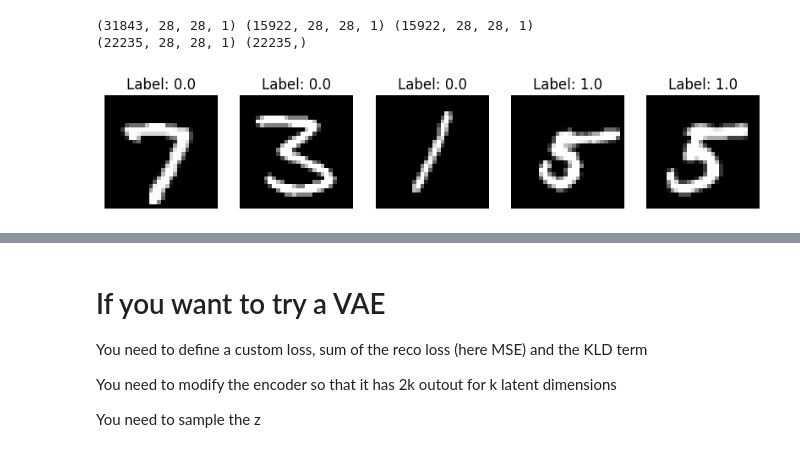
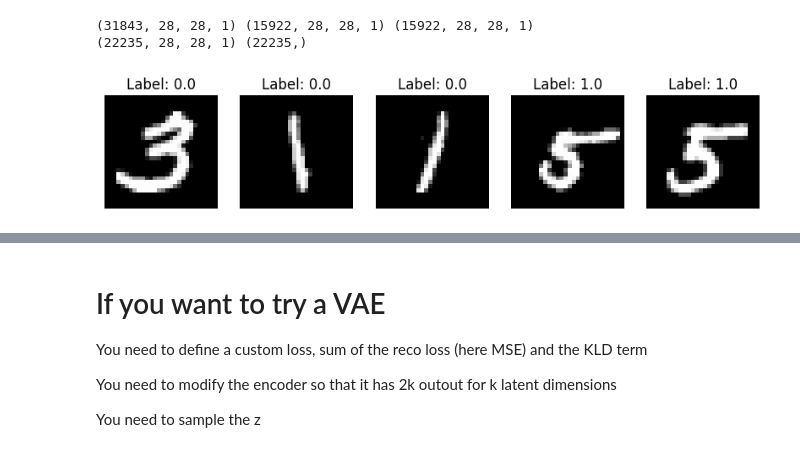
Before and after one commit to pierinim/tutorials, a Jupyter notebook: UZH/tutorials/Tutorial4_AE.ipynb, the cells around one changed output, grey strips where cells are left out. Drawn from its saved outputs; the diff is of its cells as text; code cells hidden in the pictures.

```diff
--- a/UZH/tutorials/Tutorial4_AE.ipynb
+++ b/UZH/tutorials/Tutorial4_AE.ipynb
@@ -37,9 +37,9 @@ x_anomalies = x_train[anomaly_digits]
 x_train_normal, x_temp  = train_test_split(x_normal, test_size=0.5, random_state=42)
 x_val_normal, x_test_normal = train_test_split(x_temp, test_size=0.5, random_state=42)
 # %%
-# Combine validation set with anomalies (label 0 for background, 1 for anomalies)
-x_val = np.concatenate([x_val_normal, x_anomalies], axis=0)
-y_val = np.concatenate([np.zeros(len(x_val_normal)), np.ones(len(x_anomalies))], axis=0)
+# Combine test set with anomalies (label 0 for background, 1 for anomalies)
+x_test = np.concatenate([x_test_normal, x_anomalies], axis=0)
+y_test = np.concatenate([np.zeros(len(x_test_normal)), np.ones(len(x_anomalies))], axis=0)
 # shuffle them if you want. Not really needed
 # %%
 print(x_train_normal.shape, x_val_normal.shape, x_test_normal.shape)
@@ -50,14 +50,14 @@ print(x_val.shape, y_val.shape)
 # %%
 # Visualize some digits from the dataset
 fig, axes = plt.subplots(1, 5, figsize=(10, 3))
 digits = [1,2,3,-1,-2]
 for i, ax in enumerate(axes):
-    ax.imshow(x_val[digits[i]].reshape(28, 28), cmap='gray')
-    ax.set_title(f"Label: {y_val[digits[i]]}")
+    ax.imshow(x_test[digits[i]].reshape(28, 28), cmap='gray')
+    ax.set_title(f"Label: {y_test[digits[i]]}")
     ax.axis('off')
 plt.show()
 # %% [output]
-[figure, old version]
+[figure, new version]
 # %%
 def build_autoencoder(input_shape):
     input_img = Input(shape=input_shape)
```
Also changed, not shown: parts of 9 cells of this notebook.
